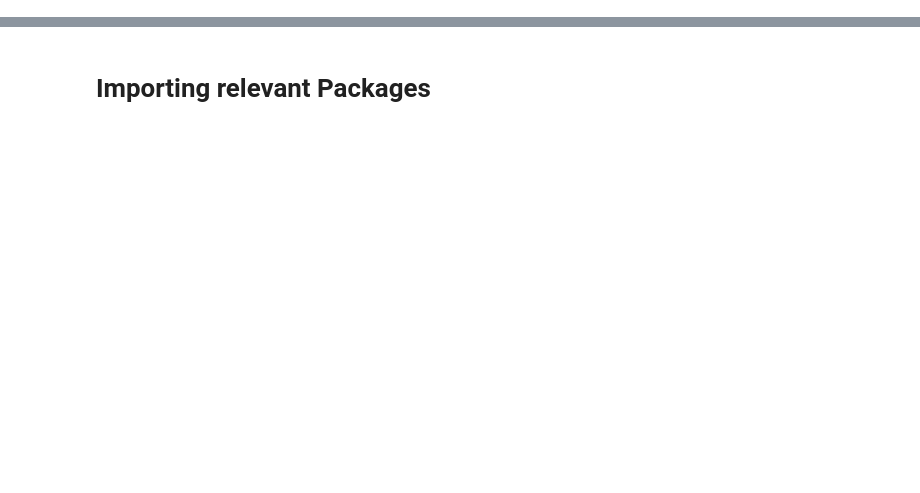
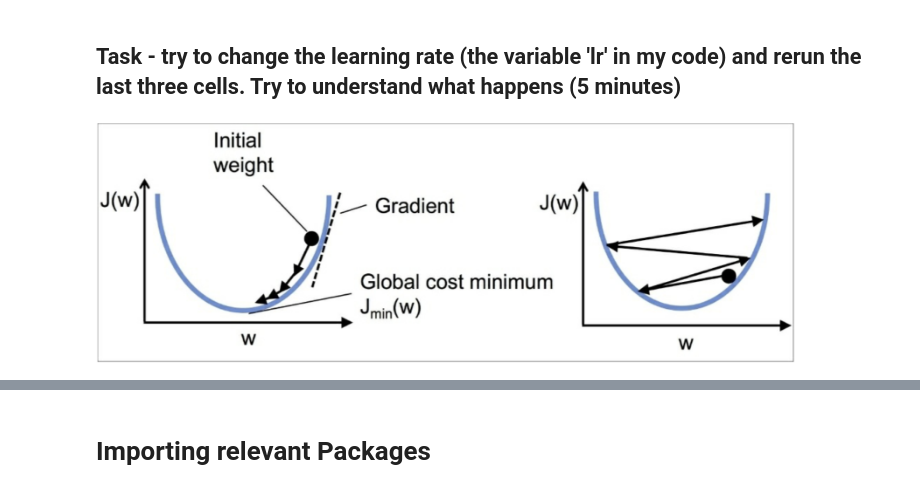
Before and after one commit to yaniyuval/ML1_IAP, a Jupyter notebook: lesson3-NN.ipynb, the cells around one changed output, grey strips where cells are left out. Saved outputs shown, nothing was run; the diff lists cells and outputs as text; code cells hidden in the pictures; blank space fills up the shorter version.

```diff
--- a/lesson3-NN.ipynb
+++ b/lesson3-NN.ipynb
@@ -2,0 +176,6 @@
+# %% [markdown]
+## Task - try to change the learning rate (the variable 'lr' in my code) and rerun the last three cells.  Try to understand what happens (5 minutes)
+# %%
+Image(filename='figs/Gradient_descent2.png', width=700)
+# %% [output]
+[figure, added]
```
Also changed, not shown: parts of 95 cells of this notebook.
